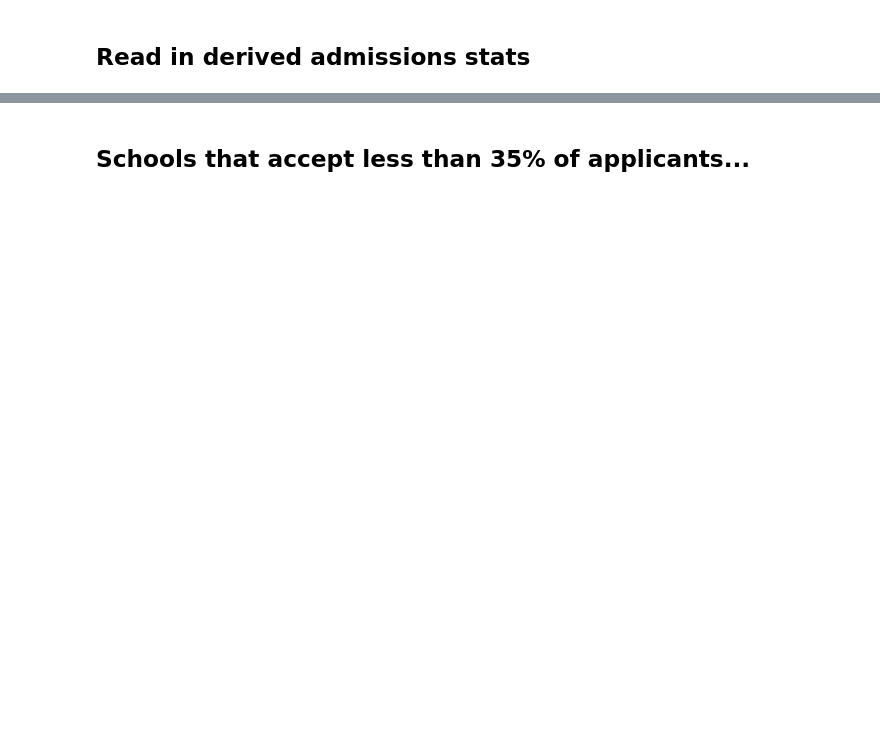
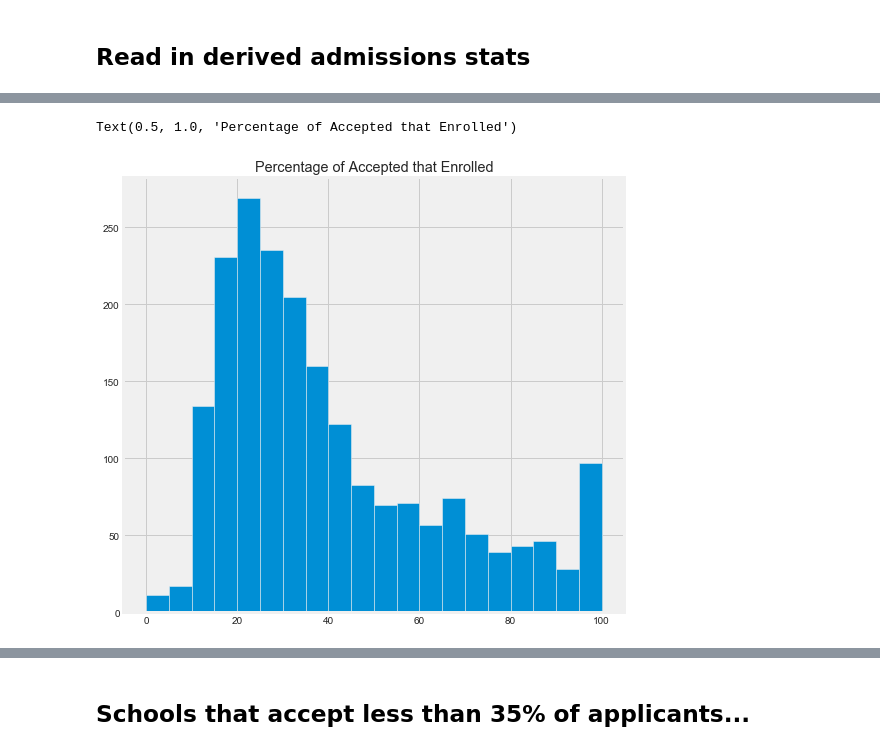
Before and after one commit to CatSchmalzer/College_Tuition_and_Student_Debt, a Jupyter notebook: notebooks/IPEDS_general_eda.ipynb, the cells around one changed output, grey strips where cells are left out. Saved outputs shown, nothing was run; the diff lists cells and outputs as text; code cells hidden in the pictures; blank space fills up the shorter version.

```diff
--- a/notebooks/IPEDS_general_eda.ipynb
+++ b/notebooks/IPEDS_general_eda.ipynb
@@ -65,7 +122,10 @@ plt.title('Percentage of Applicants Accepted')
 # %%
 ## Histgram of percent enrolled
-plt.figure(figsize=(12, 8))
+plt.figure(figsize=(8, 8))
 admissions_derived['admit_yield_total'].hist(bins=20)
-plt.title('Percentage of Students that Enrolled')
+plt.title('Percentage of Accepted that Enrolled')
+# %% [output]
+Text(0.5, 1.0, 'Percentage of Accepted that Enrolled')
+[figure, added]
 # %%
 ##Scatter Plot of Total Students accepted vs. enrolled
```
Also changed, not shown: parts of 34 cells of this notebook, 2 other files.
